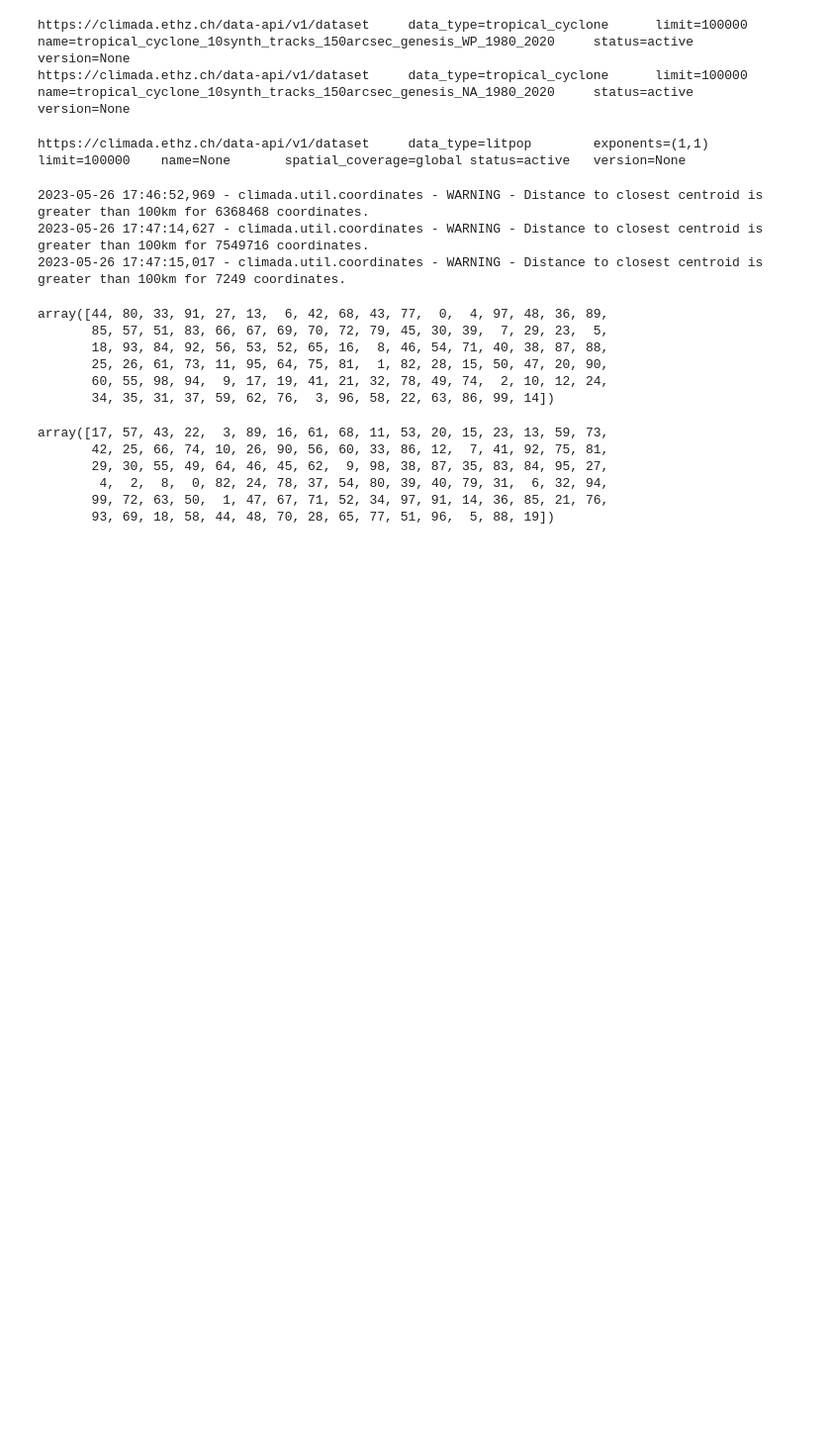
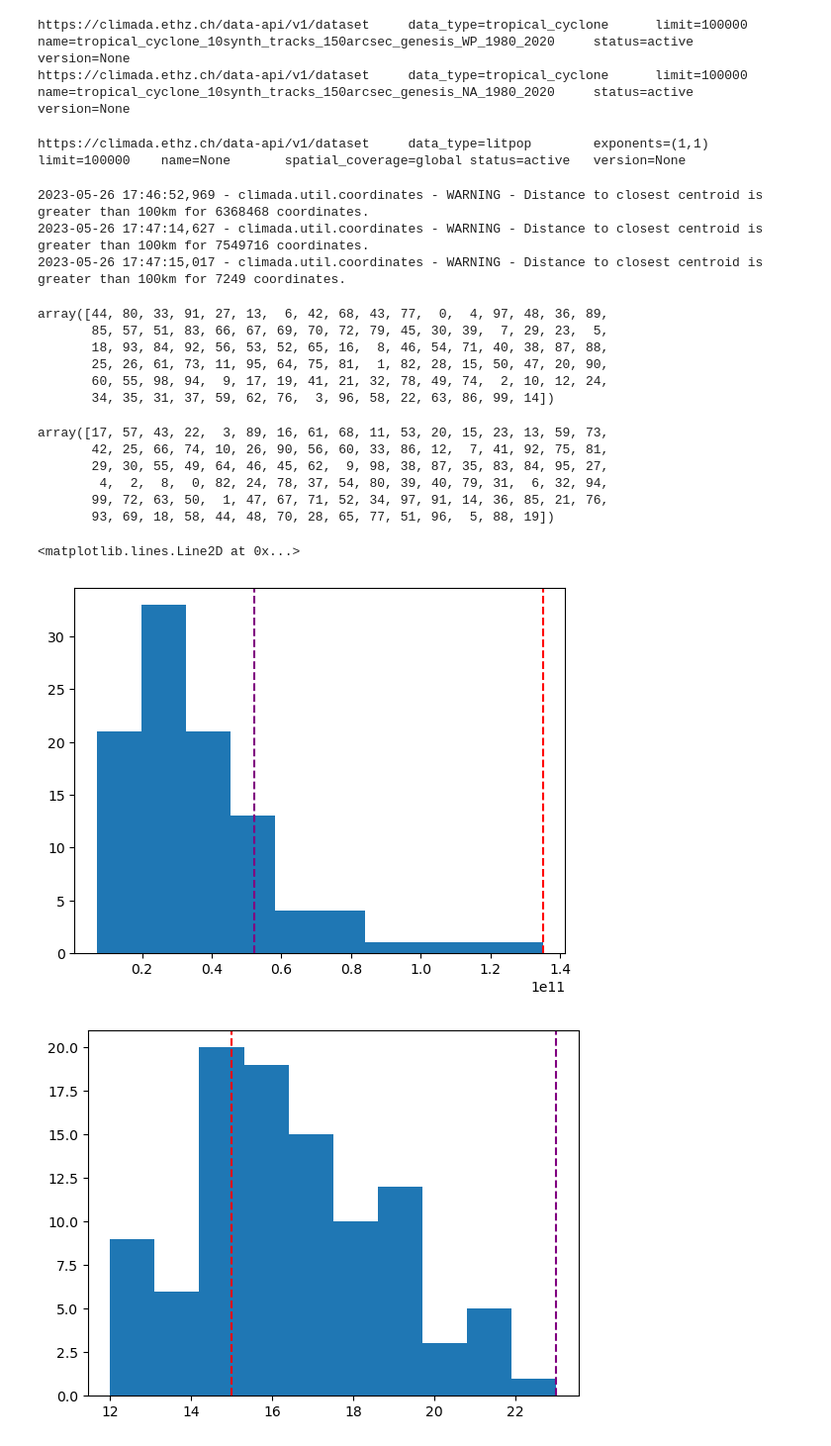
Before and after one commit to zeliest/compound_events_supply_chain, a Jupyter notebook: yearsets.ipynb, the cells around one changed output. Shown at 99% size. Drawn from its saved outputs; the diff is of its cells as text; code cells hidden in the pictures; blank space fills up the shorter version.

Commit message:
Add histogram

```diff
--- a/yearsets.ipynb
+++ b/yearsets.ipynb
@@ -162 +166,18 @@ picked_yearset.tag = direct_impact_wp.tag #we miss the tag if we want to save it
 #yearsets_samples[17][0].write_csv("yearset_wp_na_combined.csv") #to save
+# %%
+import matplotlib.pyplot as plt
+fig,ax = plt.subplots()
+ax.hist(aai)
+plt.axvline(x=np.max(aai), color='red', linestyle='--')# yearset with most total damage
+
+plt.axvline(x=aai[np.argsort(n_countries_score)[0]], color='purple', linestyle='--') # yearset with most countries affected
+
+fig,ax = plt.subplots()
+
+ax.hist(n_countries_score)
+plt.axvline(x=n_countries_score[np.argsort(aai)[0]], color='red', linestyle='--')
+plt.axvline(x=np.max(n_countries_score), color='purple', linestyle='--')# yearset with most total damage
+# %% [output]
+<matplotlib.lines.Line2D at 0x...>
+[figure, added]
+[figure, added]
```
Also changed, not shown: parts of 1 cell of this notebook.
